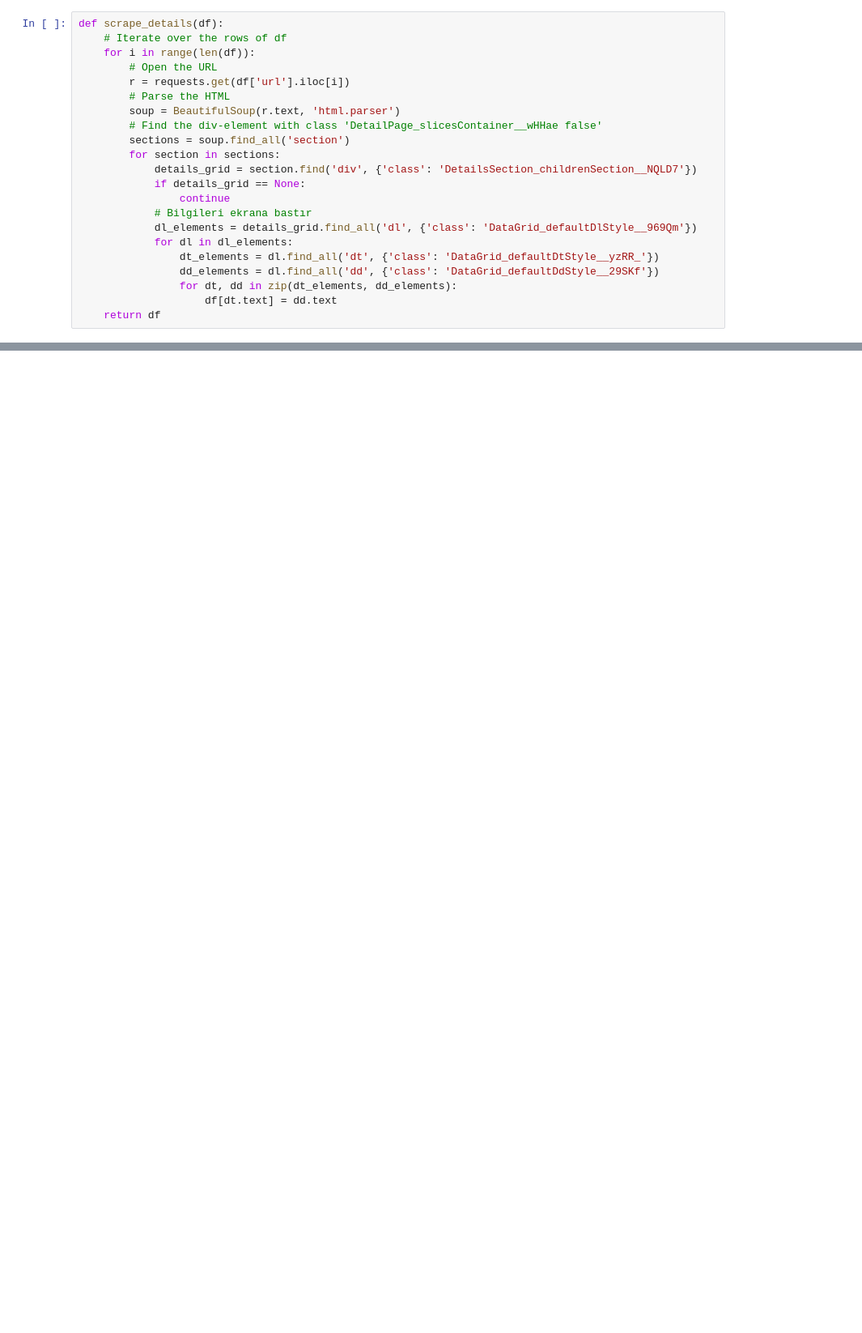
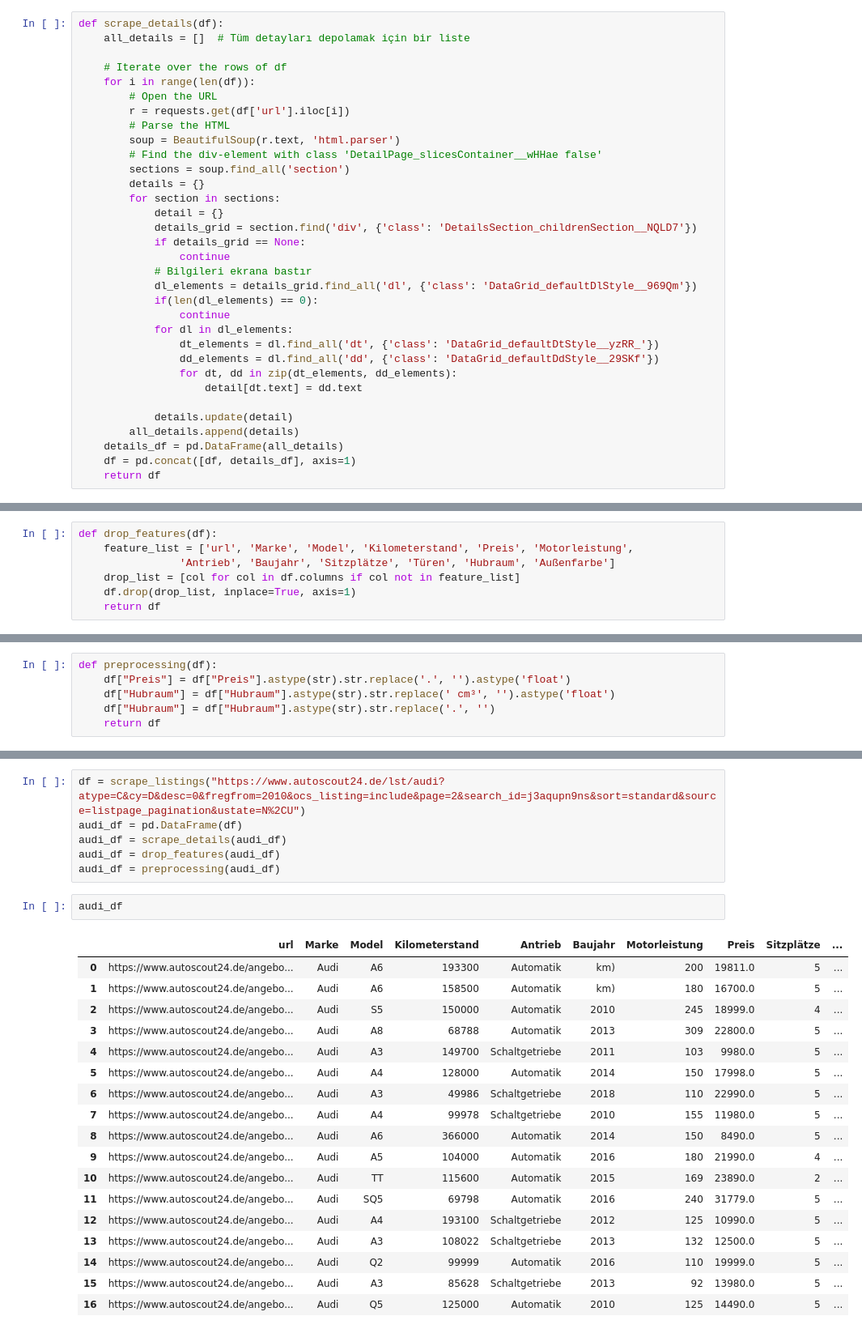
Before and after one commit to anilcemalyasar/INF506_MethodenDerDatenAnalyse, a Jupyter notebook: Web Scraping/car_details_scraping.ipynb, the cells around one changed output, grey strips where cells are left out. Shown: that part at 81% size. Drawn from its saved outputs; the diff is of its cells as text; blank space fills up the shorter version.

```diff
--- a/Web Scraping/car_details_scraping.ipynb
+++ b/Web Scraping/car_details_scraping.ipynb
@@ -89,5 +64,7 @@ audi_df.head()
 # %%
 def scrape_details(df):
+    all_details = []  # Tüm detayları depolamak için bir liste
+
     # Iterate over the rows of df
     for i in range(len(df)):
         # Open the URL
@@ -96,17 +73,26 @@ def scrape_details(df):
         soup = BeautifulSoup(r.text, 'html.parser')
         # Find the div-element with class 'DetailPage_slicesContainer__wHHae false'
         sections = soup.find_all('section')
+        details = {}
         for section in sections:
+            detail = {}
             details_grid = section.find('div', {'class': 'DetailsSection_childrenSection__NQLD7'})
             if details_grid == None:
                 continue
             # Bilgileri ekrana bastır
             dl_elements = details_grid.find_all('dl', {'class': 'DataGrid_defaultDlStyle__969Qm'})
+            if(len(dl_elements) == 0):
+                continue
             for dl in dl_elements:
                 dt_elements = dl.find_all('dt', {'class': 'DataGrid_defaultDtStyle__yzRR_'})
                 dd_elements = dl.find_all('dd', {'class': 'DataGrid_defaultDdStyle__29SKf'})
                 for dt, dd in zip(dt_elements, dd_elements):
-                    df[dt.text] = dd.text
+                    detail[dt.text] = dd.text
+
+            details.update(detail)
+        all_details.append(details)
+    details_df = pd.DataFrame(all_details)
+    df = pd.concat([df, details_df], axis=1)
     return df
 # %%
 audi_df = scrape_details(audi_df)
@@ -174,0 +114,7 @@ Monatliche Rate: € 497,-
+# %%
+def drop_features(df):
+    feature_list = ['url', 'Marke', 'Model', 'Kilometerstand', 'Preis', 'Motorleistung',
+                'Antrieb', 'Baujahr', 'Sitzplätze', 'Türen', 'Hubraum', 'Außenfarbe']
+    drop_list = [col for col in df.columns if col not in feature_list]
+    df.drop(drop_list, inplace=True, axis=1)
+    return df
@@ -174,0 +132,6 @@ Monatliche Rate: € 497,-
+# %%
+def preprocessing(df):
+    df["Preis"] = df["Preis"].astype(str).str.replace('.', '').astype('float')
+    df["Hubraum"] = df["Hubraum"].astype(str).str.replace(' cm³', '').astype('float')
+    df["Hubraum"] = df["Hubraum"].astype(str).str.replace('.', '')
+    return df
@@ -174,0 +149,27 @@ Monatliche Rate: € 497,-
+# %%
+df = scrape_listings("https://www.autoscout24.de/lst/audi?atype=C&cy=D&desc=0&fregfrom=2010&ocs_listing=include&page=2&search_id=j3aqupn9ns&sort=standard&source=listpage_pagination&ustate=N%2CU")
+audi_df = pd.DataFrame(df)
+audi_df = scrape_details(audi_df)
+audi_df = drop_features(audi_df)
+audi_df = preprocessing(audi_df)
+# %%
+audi_df
+# %% [output]
+|  | url | Marke | Model | Kilometerstand | Antrieb | Baujahr | Motorleistung | Preis | Sitzplätze | ... |
+| 0 | https://www.autoscout24.de/angebo... | Audi | A6 | 193300 | Automatik | km) | 200 | 19811.0 | 5 | ... |
+| 1 | https://www.autoscout24.de/angebo... | Audi | A6 | 158500 | Automatik | km) | 180 | 16700.0 | 5 | ... |
+| 2 | https://www.autoscout24.de/angebo... | Audi | S5 | 150000 | Automatik | 2010 | 245 | 18999.0 | 4 | ... |
+| 3 | https://www.autoscout24.de/angebo... | Audi | A8 | 68788 | Automatik | 2013 | 309 | 22800.0 | 5 | ... |
+| 4 | https://www.autoscout24.de/angebo... | Audi | A3 | 149700 | Schaltgetriebe | 2011 | 103 | 9980.0 | 5 | ... |
+| 5 | https://www.autoscout24.de/angebo... | Audi | A4 | 128000 | Automatik | 2014 | 150 | 17998.0 | 5 | ... |
+| 6 | https://www.autoscout24.de/angebo... | Audi | A3 | 49986 | Schaltgetriebe | 2018 | 110 | 22990.0 | 5 | ... |
+| 7 | https://www.autoscout24.de/angebo... | Audi | A4 | 99978 | Schaltgetriebe | 2010 | 155 | 11980.0 | 5 | ... |
+| 8 | https://www.autoscout24.de/angebo... | Audi | A6 | 366000 | Automatik | 2014 | 150 | 8490.0 | 5 | ... |
+| 9 | https://www.autoscout24.de/angebo... | Audi | A5 | 104000 | Automatik | 2016 | 180 | 21990.0 | 4 | ... |
+| 10 | https://www.autoscout24.de/angebo... | Audi | TT | 115600 | Automatik | 2015 | 169 | 23890.0 | 2 | ... |
+| 11 | https://www.autoscout24.de/angebo... | Audi | SQ5 | 69798 | Automatik | 2016 | 240 | 31779.0 | 5 | ... |
+| 12 | https://www.autoscout24.de/angebo... | Audi | A4 | 193100 | Schaltgetriebe | 2012 | 125 | 10990.0 | 5 | ... |
+| 13 | https://www.autoscout24.de/angebo... | Audi | A3 | 108022 | Schaltgetriebe | 2013 | 132 | 12500.0 | 5 | ... |
+| 14 | https://www.autoscout24.de/angebo... | Audi | Q2 | 99999 | Automatik | 2016 | 110 | 19999.0 | 5 | ... |
+| 15 | https://www.autoscout24.de/angebo... | Audi | A3 | 85628 | Schaltgetriebe | 2013 | 92 | 13980.0 | 5 | ... |
+| 16 | https://www.autoscout24.de/angebo... | Audi | Q5 | 125000 | Automatik | 2010 | 125 | 14490.0 | 5 | ... |
```
Also changed, not shown: parts of 15 cells of this notebook, 1 other file.
